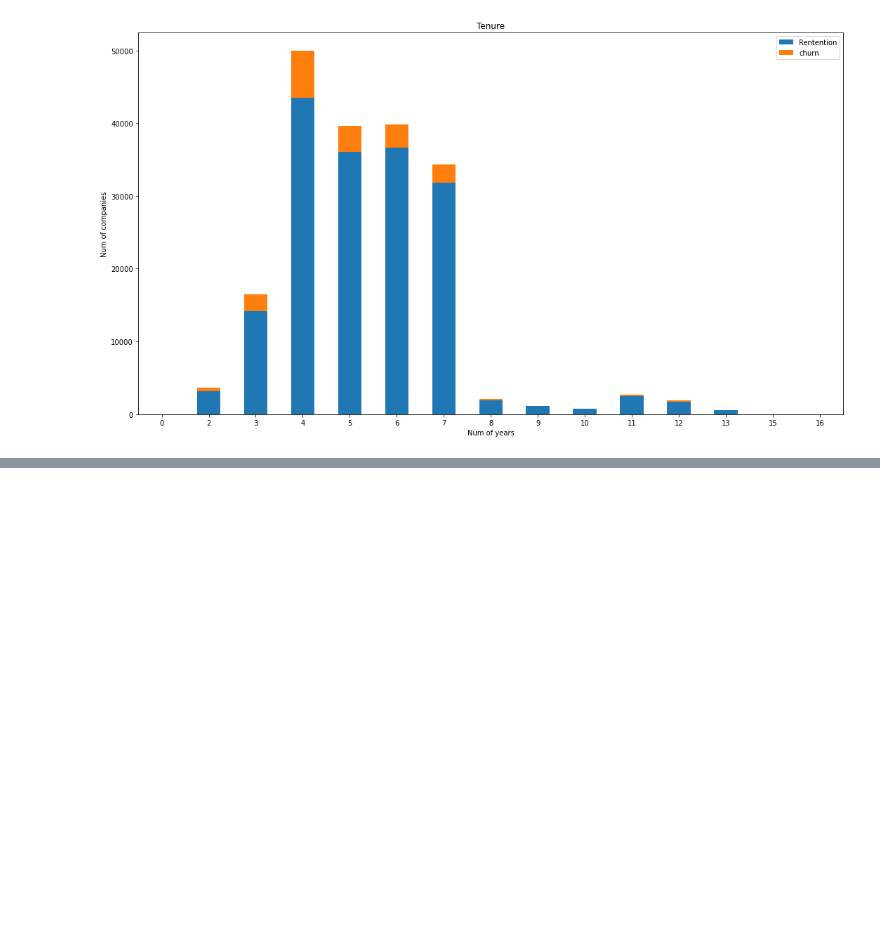
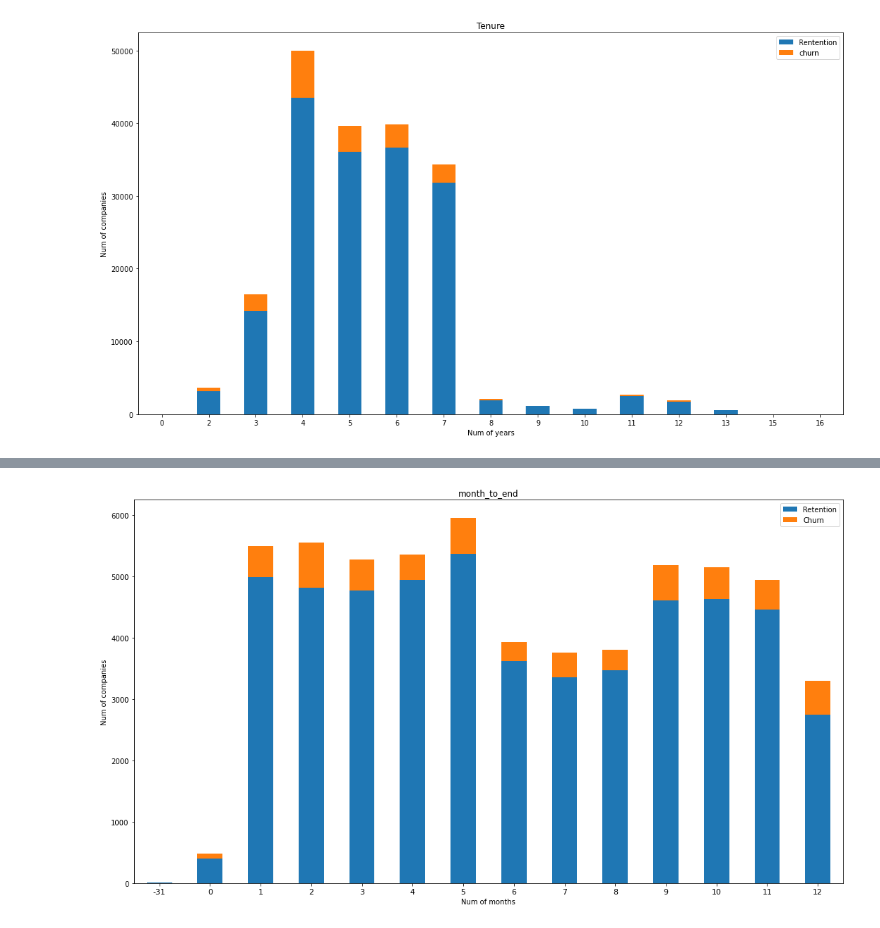
Before and after one commit to weekysui/customer_churn_problem, a Jupyter notebook: Data Understanding (1).ipynb, the cells around one changed output, grey strips where cells are left out. Saved outputs shown, nothing was run; the diff lists cells and outputs as text; code cells hidden in the pictures; blank space fills up the shorter version.

```diff
--- a/Data Understanding (1).ipynb
+++ b/Data Understanding (1).ipynb
@@ -1098,0 +1146,4 @@ plt.show()
+# %%
+plot_churn_by_month(combine,"month_to_end")
+# %% [output]
+[figure, added]
```
Also changed, not shown: parts of 36 cells of this notebook.
